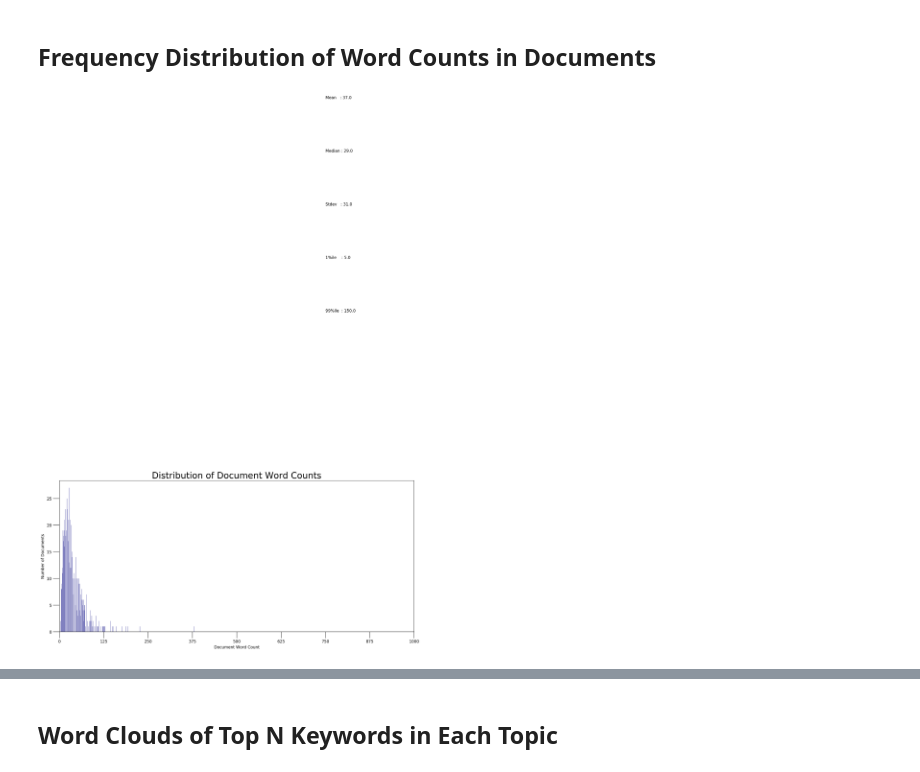
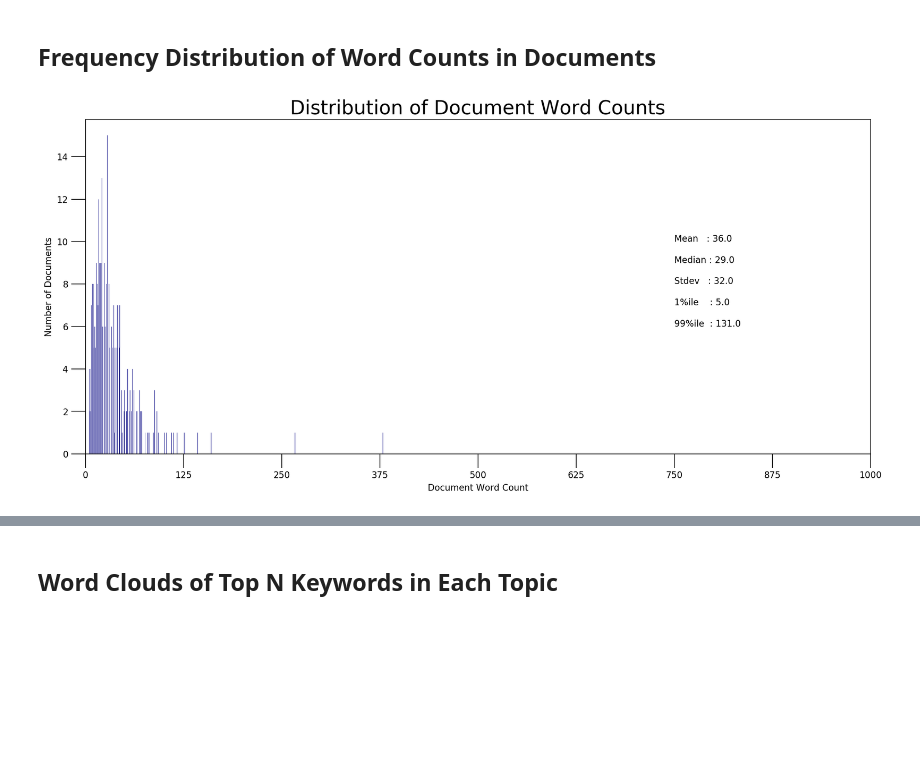
Before and after one commit to ivorydaae/airbnb-reviews-nlp, a Jupyter notebook: topic_modelling.ipynb, the cells around one changed output, grey strips where cells are left out. Cells and saved outputs as stored; diff of their text form; code cells hidden in the pictures; blank space fills up the shorter version.

```diff
--- a/topic_modelling.ipynb
+++ b/topic_modelling.ipynb
@@ -376,0 +314,4 @@ covid.head()
+# %%
+topic_2 = covid.loc[covid['topic']==1]
+# %%
+mostpos = topic_2.sort_values(by='score', ascending=False)['comments']
@@ -376,0 +320,10 @@ covid.head()
+# %%
+# ------ print some examples of filtered review  ------
+
+i=0
+for element in mostpos:
+    i = i++1
+    if i <15:
+        print(i)
+        print(element)
+        print("-------")
@@ -575,7 +546,7 @@ Word 424 ("wouldn") appears 1 time.
 lda_model =  gensim.models.LdaMulticore(bow_corpus,
                                    num_topics = 4,
                                    id2word = dictionary,
-                                   passes = 50,
+                                   passes = 90,
                                    workers = 2)
 # %%
 # ------ For each topic, we will explore the words occuring in that topic and its relative weight ------ #
@@ -710,23 +681,23 @@ sent_topics_sorteddf_mallet.head(10)
 # %%
 
 doc_lens = [len(d) for d in df_dominant_topic.Text]
 
 # Plot
 plt.figure(figsize=(16,7), dpi=160)
 plt.hist(doc_lens, bins = 1000, color='navy')
-plt.text(750, 100, "Mean   : " + str(round(np.mean(doc_lens))))
-plt.text(750,  90, "Median : " + str(round(np.median(doc_lens))))
-plt.text(750,  80, "Stdev   : " + str(round(np.std(doc_lens))))
-plt.text(750,  70, "1%ile    : " + str(round(np.quantile(doc_lens, q=0.01))))
-plt.text(750,  60, "99%ile  : " + str(round(np.quantile(doc_lens, q=0.99))))
+plt.text(750, 10, "Mean   : " + str(round(np.mean(doc_lens))))
+plt.text(750,  9, "Median : " + str(round(np.median(doc_lens))))
+plt.text(750,  8, "Stdev   : " + str(round(np.std(doc_lens))))
+plt.text(750,  7, "1%ile    : " + str(round(np.quantile(doc_lens, q=0.01))))
+plt.text(750,  6, "99%ile  : " + str(round(np.quantile(doc_lens, q=0.99))))
 
 plt.gca().set(xlim=(0, 1000), ylabel='Number of Documents', xlabel='Document Word Count')
 plt.tick_params(size=16)
 plt.xticks(np.linspace(0,1000,9))
 plt.title('Distribution of Document Word Counts', fontdict=dict(size=22))
 plt.show()
 # %% [output]
-[figure, old version]
+[figure, new version]
 # %%
 import seaborn as sns
 import matplotlib.colors as mcolors
```
Also changed, not shown: parts of 45 cells of this notebook, 2 other files.
